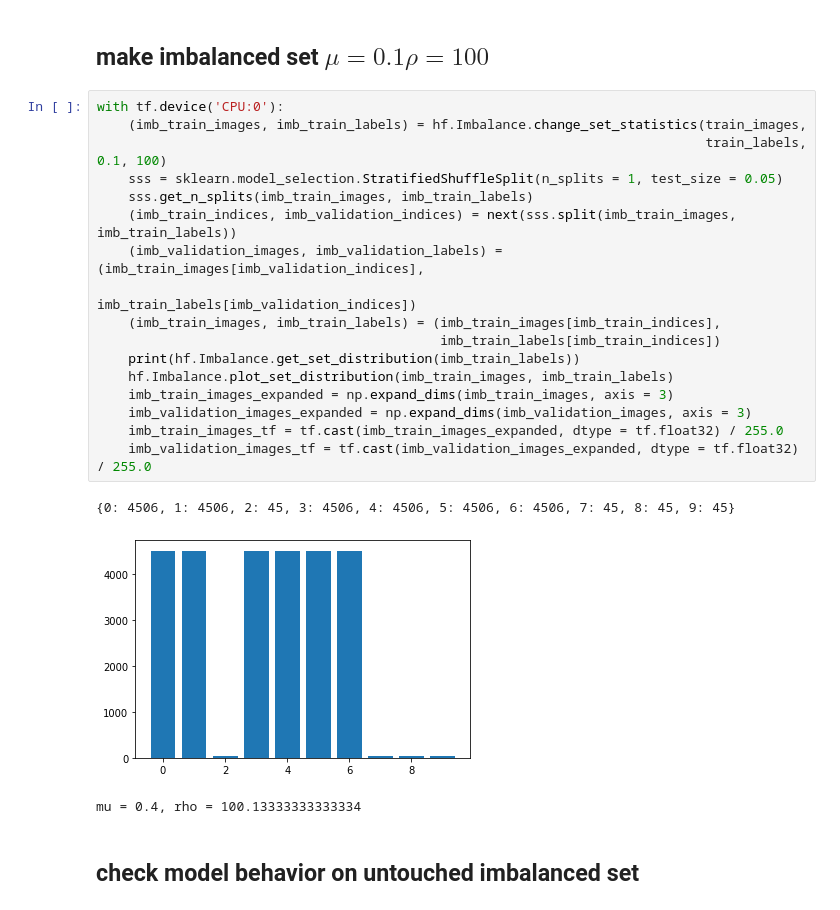
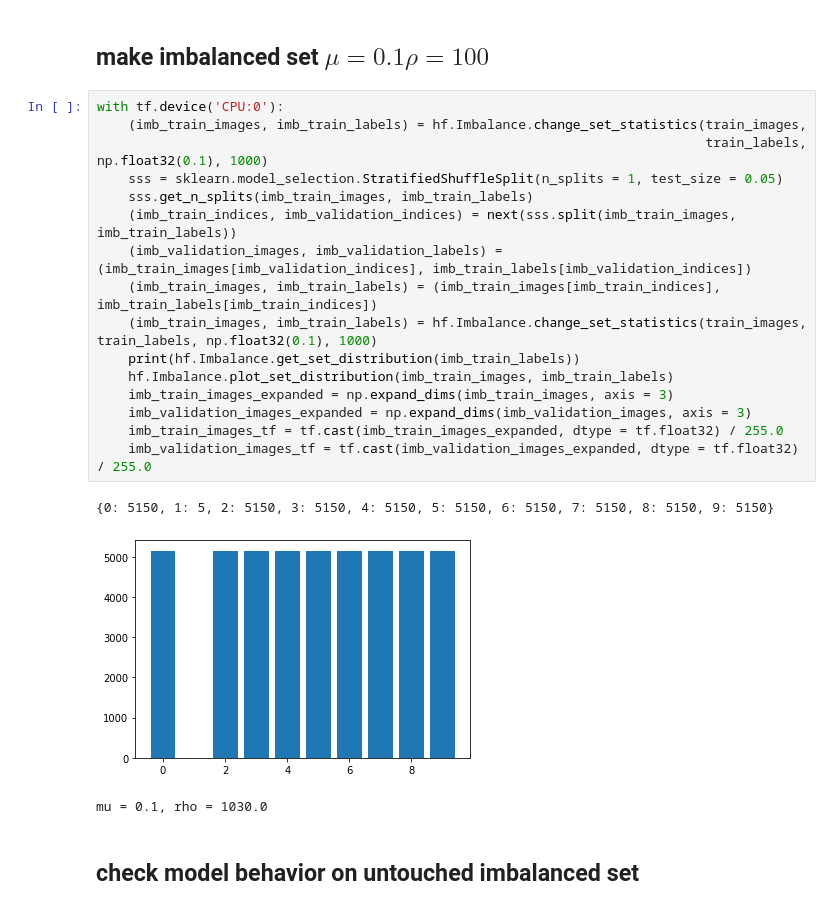
Before and after one commit to wojciechowskiofficial/adversarial_learning, a Jupyter notebook: exp_single_class_step_imbalance.ipynb, the cells around one changed output. Saved outputs shown, nothing was run; the diff lists cells and outputs as text.

```diff
--- a/exp_single_class_step_imbalance.ipynb
+++ b/exp_single_class_step_imbalance.ipynb
@@ -129,24 +116,23 @@ write_to_json(history.history, baseline_gmean, baseline_fscore, 'checkpoints/bal
 # %%
 with tf.device('CPU:0'):
     (imb_train_images, imb_train_labels) = hf.Imbalance.change_set_statistics(train_images,
-                                                                              train_labels, 0.1, 100)
+                                                                              train_labels, np.float32(0.1), 1000)
     sss = sklearn.model_selection.StratifiedShuffleSplit(n_splits = 1, test_size = 0.05)
     sss.get_n_splits(imb_train_images, imb_train_labels)
     (imb_train_indices, imb_validation_indices) = next(sss.split(imb_train_images, imb_train_labels))
-    (imb_validation_images, imb_validation_labels) = (imb_train_images[imb_validation_indices],
-                                                      imb_train_labels[imb_validation_indices])
-    (imb_train_images, imb_train_labels) = (imb_train_images[imb_train_indices],
-                                            imb_train_labels[imb_train_indices])
+    (imb_validation_images, imb_validation_labels) = (imb_train_images[imb_validation_indices], imb_train_labels[imb_validation_indices])
+    (imb_train_images, imb_train_labels) = (imb_train_images[imb_train_indices], imb_train_labels[imb_train_indices])
+    (imb_train_images, imb_train_labels) = hf.Imbalance.change_set_statistics(train_images, train_labels, np.float32(0.1), 1000)
     print(hf.Imbalance.get_set_distribution(imb_train_labels))
     hf.Imbalance.plot_set_distribution(imb_train_images, imb_train_labels)
     imb_train_images_expanded = np.expand_dims(imb_train_images, axis = 3)
     imb_validation_images_expanded = np.expand_dims(imb_validation_images, axis = 3)
     imb_train_images_tf = tf.cast(imb_train_images_expanded, dtype = tf.float32) / 255.0
     imb_validation_images_tf = tf.cast(imb_validation_images_expanded, dtype = tf.float32) / 255.0
 # %% [output]
-{0: 4506, 1: 4506, 2: 45, 3: 4506, 4: 4506, 5: 4506, 6: 4506, 7: 45, 8: 45, 9: 45}
+{0: 5150, 1: 5, 2: 5150, 3: 5150, 4: 5150, 5: 5150, 6: 5150, 7: 5150, 8: 5150, 9: 5150}
-[figure, old version]
+[figure, new version]
-mu = 0.4, rho = 100.13333333333334
+mu = 0.1, rho = 1030.0
 # %% [markdown]
 ## check model behavior on untouched imbalanced set
 # %%
```
Also changed, not shown: parts of 12 cells of this notebook, 2 other files.
